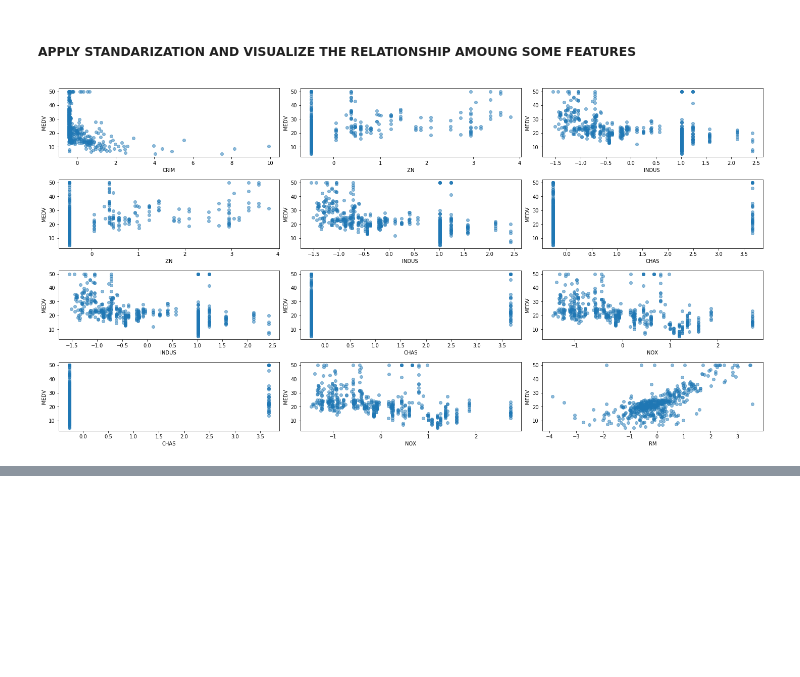
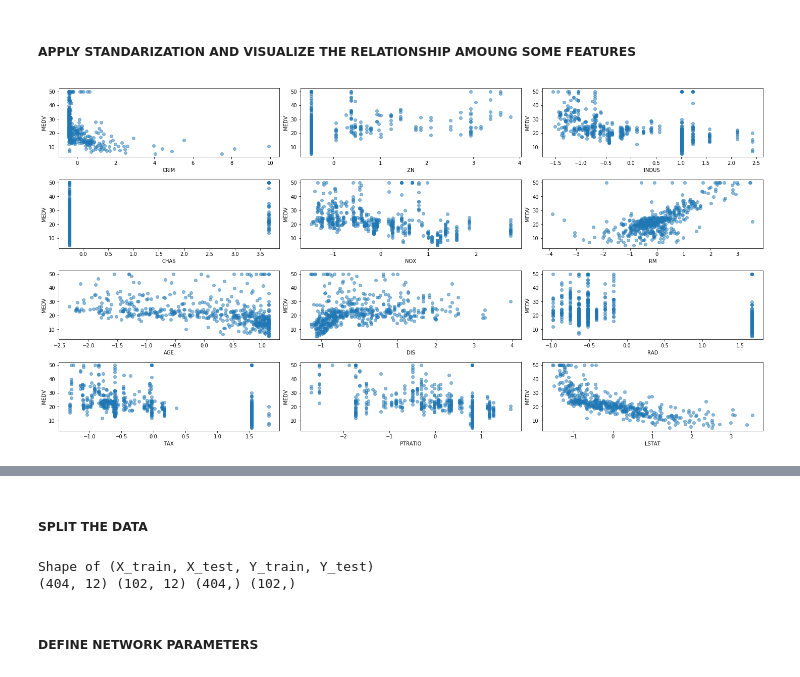
Before and after one commit to caroluidhao/mlp-house-price-prediction, a Jupyter notebook: mlp-house-price-prediction.ipynb, the cells around one changed output, grey strips where cells are left out. Cells and saved outputs as stored; diff of their text form; code cells hidden in the pictures; blank space fills up the shorter version.

Commit message:
define model architecture and execution

```diff
--- a/mlp-house-price-prediction.ipynb
+++ b/mlp-house-price-prediction.ipynb
@@ -42,35 +43,35 @@ from sklearn.preprocessing import StandardScaler
 Y = X['MEDV'].copy()
 X = X.drop(columns=['MEDV'])
 
 
 # apply standarization to the feature values
 scaler = StandardScaler()
 scaler = scaler.fit(X)
 X[:] = scaler.transform(X)
 
 '''
 m_scaler = MinMaxScaler(feature_range=(0, ))
 m_scaler = m_scaler.fit(X)
 X[:] = m_scaler.transform(X)
 '''
 
 # plot with various axes scales
 rows = 4 ; cols = 3
 f, ax = plt.subplots(rows, cols, figsize=(20,10))
 
 for _row in range(rows):
     for _col in range(cols):
-        col_name = X.columns[_row + _col]
+        col_name = X.columns[(_row*cols) + _col]
         ax[_row, _col].scatter(X[col_name], Y, alpha=0.5)
         ax[_row, _col].set_xlabel(col_name)
         ax[_row, _col].set_ylabel('MEDV')
 
 plt.tight_layout(pad=0.4, w_pad=0.5, h_pad=1.0)
 plt.show()
 
 X.describe()
 # %% [output]
-[figure, old version]
+[figure, new version]
 |  | CRIM | ZN | INDUS | CHAS | NOX | RM | AGE | DIS | RAD | TAX | PTRATIO | ... |
 | count | 5.060000e+02 | 5.060000e+02 | 5.060000e+02 | 5.060000e+02 | 5.060000e+02 | 5.060000e+02 | 5.060000e+02 | 5.060000e+02 | 5.060000e+02 | 506.000000 | 5.060000e+02 | ... |
 | mean | -1.123388e-16 | 7.898820e-17 | 2.106352e-16 | -3.510587e-17 | -2.808469e-16 | -4.563763e-17 | -1.474446e-16 | -8.425408e-17 | -1.123388e-16 | 0.000000 | -4.212704e-16 | ... |
@@ -80,3 +81,21 @@ X.describe()
 | 50% | -3.906665e-01 | -4.877224e-01 | -2.110985e-01 | -2.725986e-01 | -1.442174e-01 | -1.084655e-01 | 3.173816e-01 | -2.793234e-01 | -5.230014e-01 | -0.464673 | 2.748590e-01 | ... |
 | 75% | 7.396560e-03 | 4.877224e-02 | 1.015999e+00 | -2.725986e-01 | 5.986790e-01 | 4.827678e-01 | 9.067981e-01 | 6.623709e-01 | 1.661245e+00 | 1.530926 | 8.065758e-01 | ... |
 | max | 9.933931e+00 | 3.804234e+00 | 2.422565e+00 | 3.668398e+00 | 2.732346e+00 | 3.555044e+00 | 1.117494e+00 | 3.960518e+00 | 1.661245e+00 | 1.798194 | 1.638828e+00 | ... |
+# %% [markdown]
+##### SPLIT THE DATA
+# %%
+from sklearn.model_selection import train_test_split
+
+# set the seed for reproducibility
+np.random.seed(127)
+
+# split the dataset into 2 training and 2 testing sets
+X_train, X_test, Y_train, Y_test = train_test_split(X, Y, test_size=0.2, random_state=13)
+
+print ("Shape of (X_train, X_test, Y_train, Y_test)")
+print (X_train.shape, X_test.shape, Y_train.shape, Y_test.shape)
+# %% [output]
+Shape of (X_train, X_test, Y_train, Y_test)
+(404, 12) (102, 12) (404,) (102,)
+# %% [markdown]
+##### DEFINE NETWORK PARAMETERS
```
Also changed, not shown: parts of 6 cells of this notebook, 1 other file.
